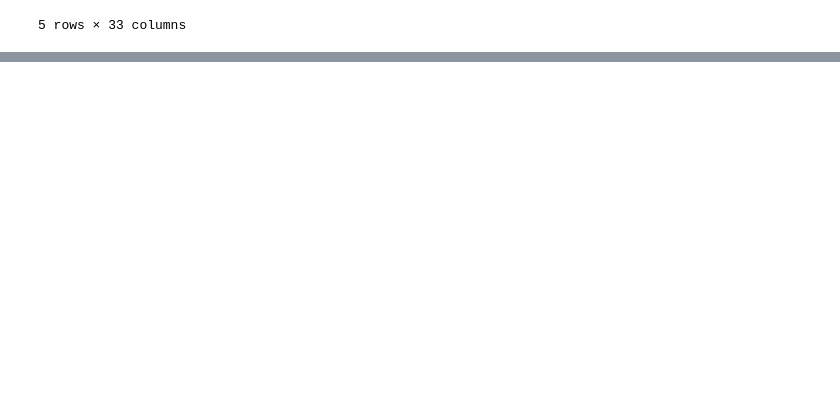
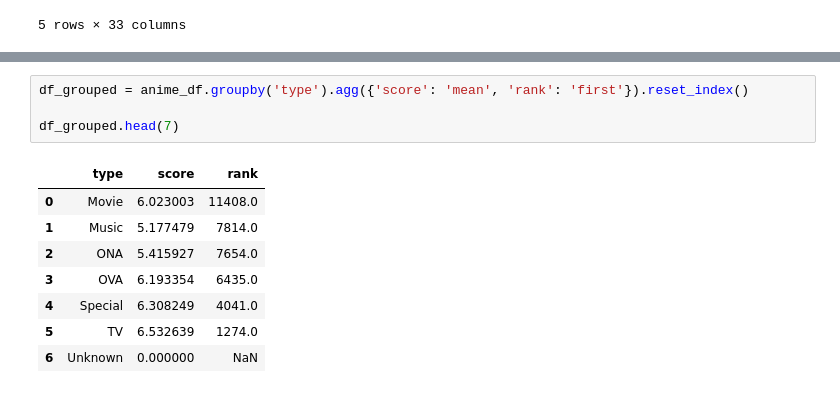
Before and after one commit to CamachoJon/datavis_anime, a Jupyter notebook: web_scrapping.ipynb, the cells around one changed output, grey strips where cells are left out. Drawn from its saved outputs; the diff is of its cells as text; blank space fills up the shorter version.

```diff
--- a/web_scrapping.ipynb
+++ b/web_scrapping.ipynb
@@ -44,0 +47,13 @@ Index(['Manga series', 'Author(s)', 'Publisher', 'Demographic',
+# %%
+df_grouped = anime_df.groupby('type').agg({'score': 'mean', 'rank': 'first'}).reset_index()
+
+df_grouped.head(7)
+# %% [output]
+|  | type | score | rank |
+| 0 | Movie | 6.023003 | 11408.0 |
+| 1 | Music | 5.177479 | 7814.0 |
+| 2 | ONA | 5.415927 | 7654.0 |
+| 3 | OVA | 6.193354 | 6435.0 |
+| 4 | Special | 6.308249 | 4041.0 |
+| 5 | TV | 6.532639 | 1274.0 |
+| 6 | Unknown | 0.000000 | NaN |
```
Also changed, not shown: parts of 6 cells of this notebook, 1 other file.
